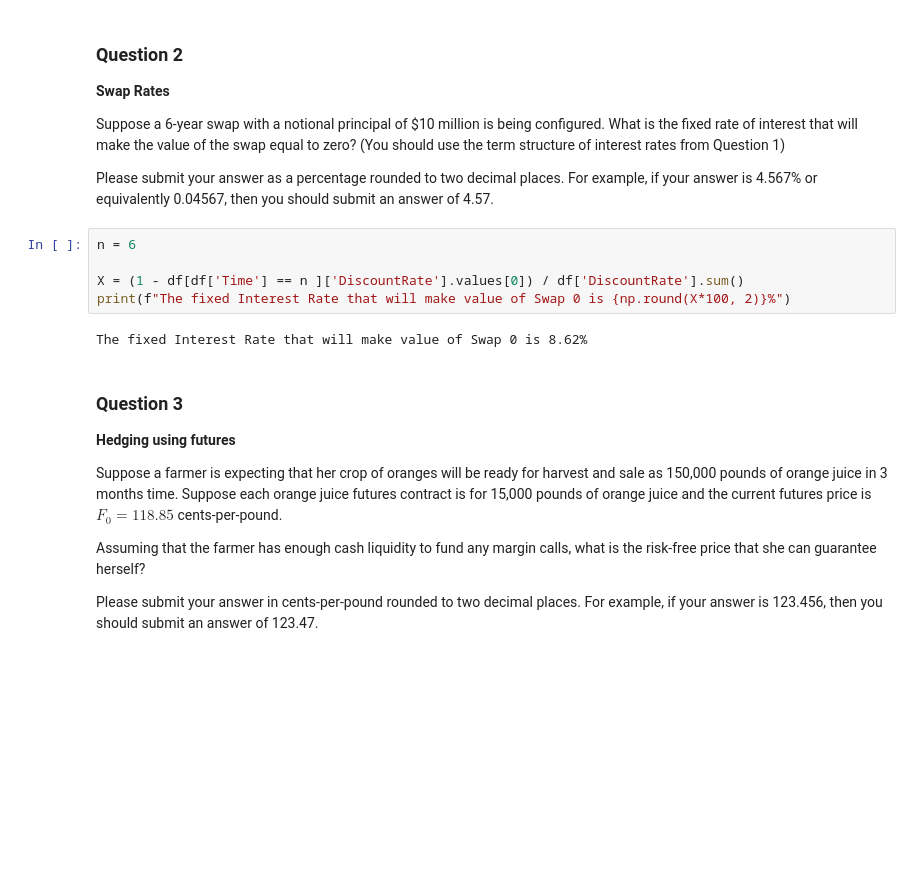
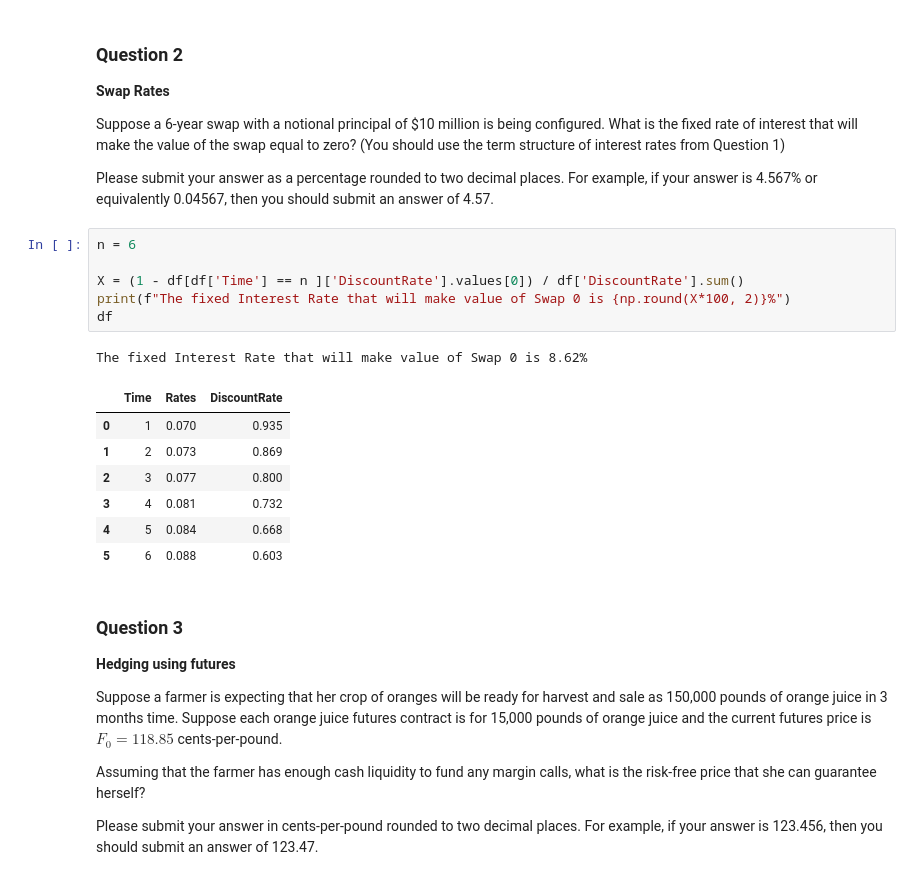
Before and after one commit to dcgithubaccount/FERM, a Jupyter notebook: FERM/Introduction_to_FE_and_RM/Week4-Introduction_to_derivative_Securities.ipynb, the cells around one changed output. Saved outputs shown, nothing was run; the diff lists cells and outputs as text; blank space fills up the shorter version.

```diff
--- a/FERM/Introduction_to_FE_and_RM/Week4-Introduction_to_derivative_Securities.ipynb
+++ b/FERM/Introduction_to_FE_and_RM/Week4-Introduction_to_derivative_Securities.ipynb
@@ -127,10 +127,18 @@ Please submit your answer as a percentage rounded to two decimal places. For exa
 # %%
 n = 6
 
 X = (1 - df[df['Time'] == n ]['DiscountRate'].values[0]) / df['DiscountRate'].sum()
 print(f"The fixed Interest Rate that will make value of Swap 0 is {np.round(X*100, 2)}%")
+df
 # %% [output]
 The fixed Interest Rate that will make value of Swap 0 is 8.62%
+|  | Time | Rates | DiscountRate |
+| 0 | 1 | 0.070 | 0.935 |
+| 1 | 2 | 0.073 | 0.869 |
+| 2 | 3 | 0.077 | 0.800 |
+| 3 | 4 | 0.081 | 0.732 |
+| 4 | 5 | 0.084 | 0.668 |
+| 5 | 6 | 0.088 | 0.603 |
 # %% [markdown]
 ### Question 3
 
```
Also changed, not shown: 2 other files.
